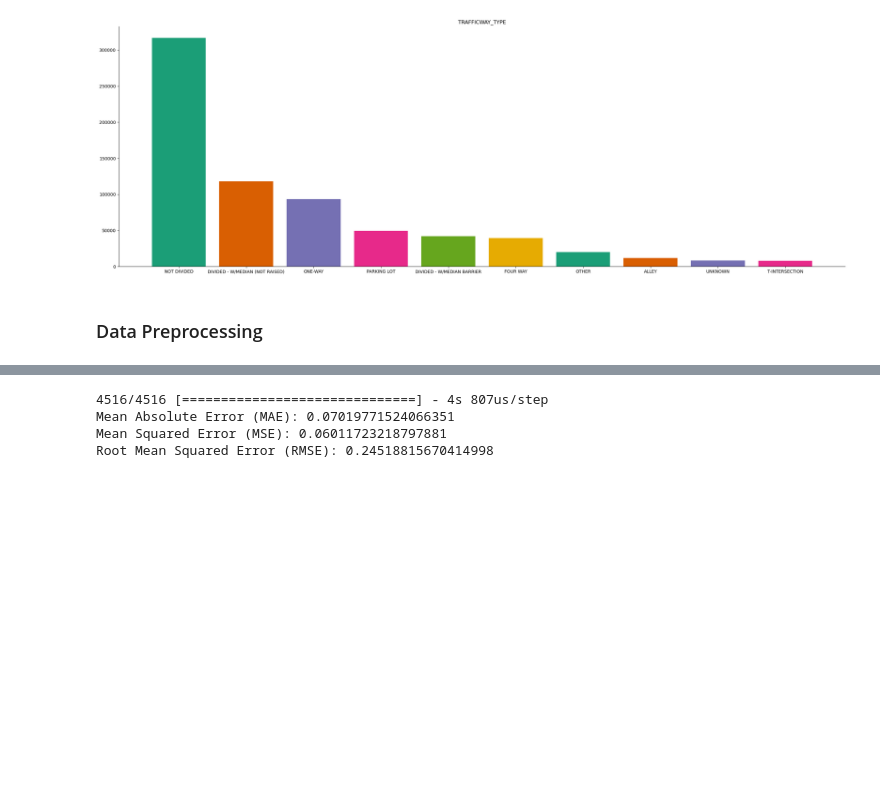
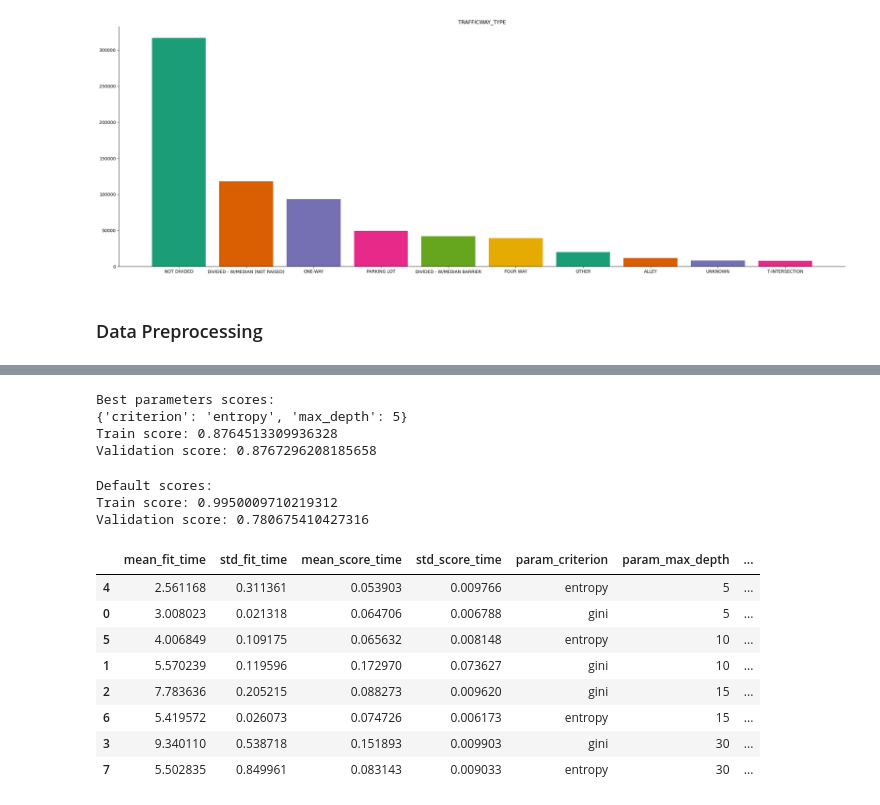
Before and after one commit to HuyHoangTuan/accidents_data_governance, a Jupyter notebook: src/note_book/main.ipynb, the cells around one changed output, grey strips where cells are left out. Cells and saved outputs as stored; diff of their text form; code cells hidden in the pictures; blank space fills up the shorter version.

```diff
--- a/src/note_book/main.ipynb
+++ b/src/note_book/main.ipynb
@@ -100,3 +110,3 @@ chicago
 # %%
-x_chicago = chicago.drop(columns=['INJURIES_FATAL', 'INJURIES_INCAPACITATING', 'INJURIES_NON_INCAPACITATING'])
-x_chicago
+x_chicago = chicago.drop(columns=['MOST_SEVERE_INJURY'])
+x_chicago.head()
@@ -103,3 +120,3 @@ x_chicago
 # %%
-y_chicago = chicago[['INJURIES_FATAL', 'INJURIES_INCAPACITATING', 'INJURIES_NON_INCAPACITATING']]
-y_chicago
+y_chicago = chicago[['MOST_SEVERE_INJURY']]
+y_chicago.head()
@@ -170,17 +183,31 @@ Epoch 5/5
-# %%
-import numpy as np
-predictions = model.predict(x_test)
-
-# Calculating metrics
-mae = np.mean(np.abs(predictions - y_test))
-mse = np.mean((predictions - y_test)**2)
-rmse = np.sqrt(mse)
-
-print('Mean Absolute Error (MAE):', mae)
-print('Mean Squared Error (MSE):', mse)
-print('Root Mean Squared Error (RMSE):', rmse)
-# %% [output]
-4516/4516 [==============================] - 4s 807us/step
-Mean Absolute Error (MAE): 0.07019771524066351
-Mean Squared Error (MSE): 0.06011723218797881
-Root Mean Squared Error (RMSE): 0.24518815670414998
+# %%
+print("Best parameters scores:")
+print(model.best_params_)
+print(f'Train score: {model.score(x_train, y_train)}')
+print(f'Validation score: {model.score(x_test, y_test)}')
+# %% [output]
+Best parameters scores:
+{'criterion': 'entropy', 'max_depth': 5}
+Train score: 0.8764513309936328
+Validation score: 0.8767296208185658
+# %%
+print("Default scores:")
+kernel.fit(x_train, y_train)
+print("Train score:", kernel.score(x_train, y_train))
+print("Validation score:", kernel.score(x_test, y_test))
+# %% [output]
+Default scores:
+Train score: 0.9950009710219312
+Validation score: 0.780675410427316
+# %%
+pd.DataFrame(model.cv_results_).sort_values(by="rank_test_score")
+# %% [output]
+|  | mean_fit_time | std_fit_time | mean_score_time | std_score_time | param_criterion | param_max_depth | ... |
+| 4 | 2.561168 | 0.311361 | 0.053903 | 0.009766 | entropy | 5 | ... |
+| 0 | 3.008023 | 0.021318 | 0.064706 | 0.006788 | gini | 5 | ... |
+| 5 | 4.006849 | 0.109175 | 0.065632 | 0.008148 | entropy | 10 | ... |
+| 1 | 5.570239 | 0.119596 | 0.172970 | 0.073627 | gini | 10 | ... |
+| 2 | 7.783636 | 0.205215 | 0.088273 | 0.009620 | gini | 15 | ... |
+| 6 | 5.419572 | 0.026073 | 0.074726 | 0.006173 | entropy | 15 | ... |
+| 3 | 9.340110 | 0.538718 | 0.151893 | 0.009903 | gini | 30 | ... |
+| 7 | 5.502835 | 0.849961 | 0.083143 | 0.009033 | entropy | 30 | ... |
```
Also changed, not shown: parts of 20 cells of this notebook, 1 other file.
